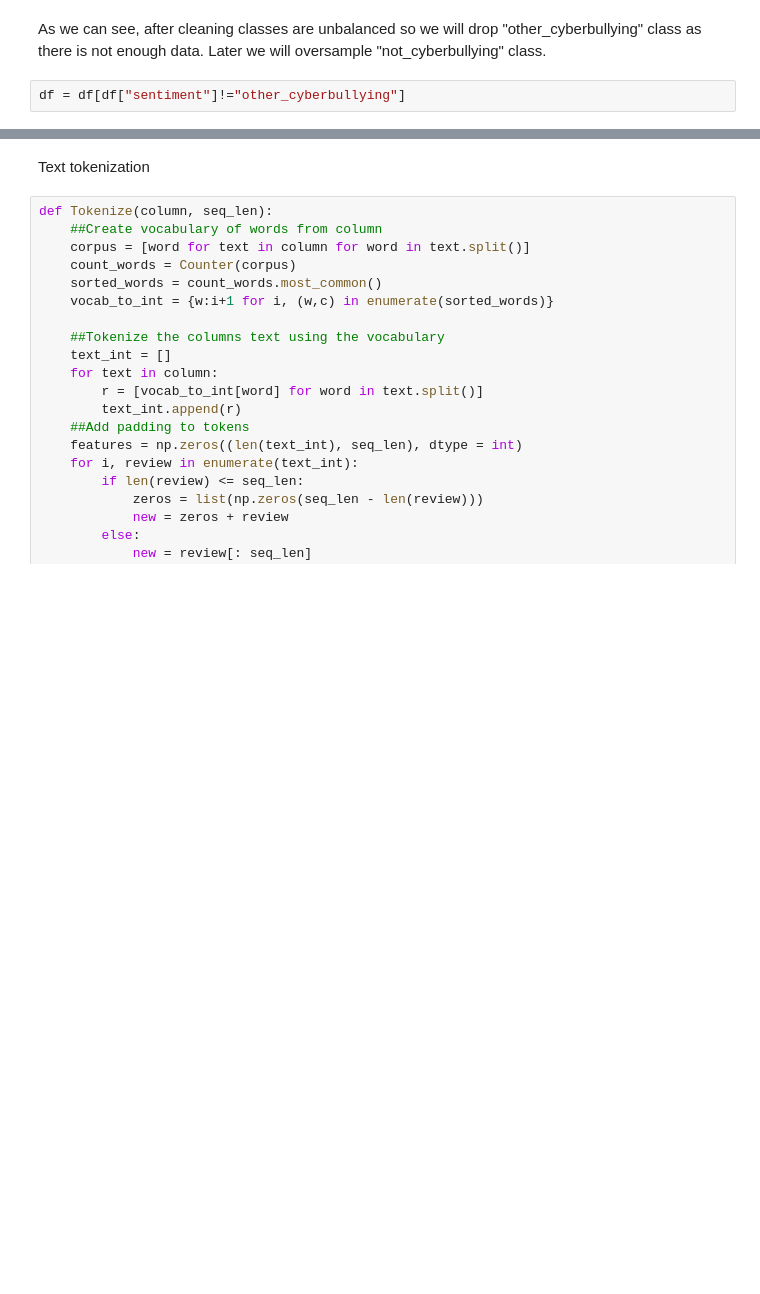
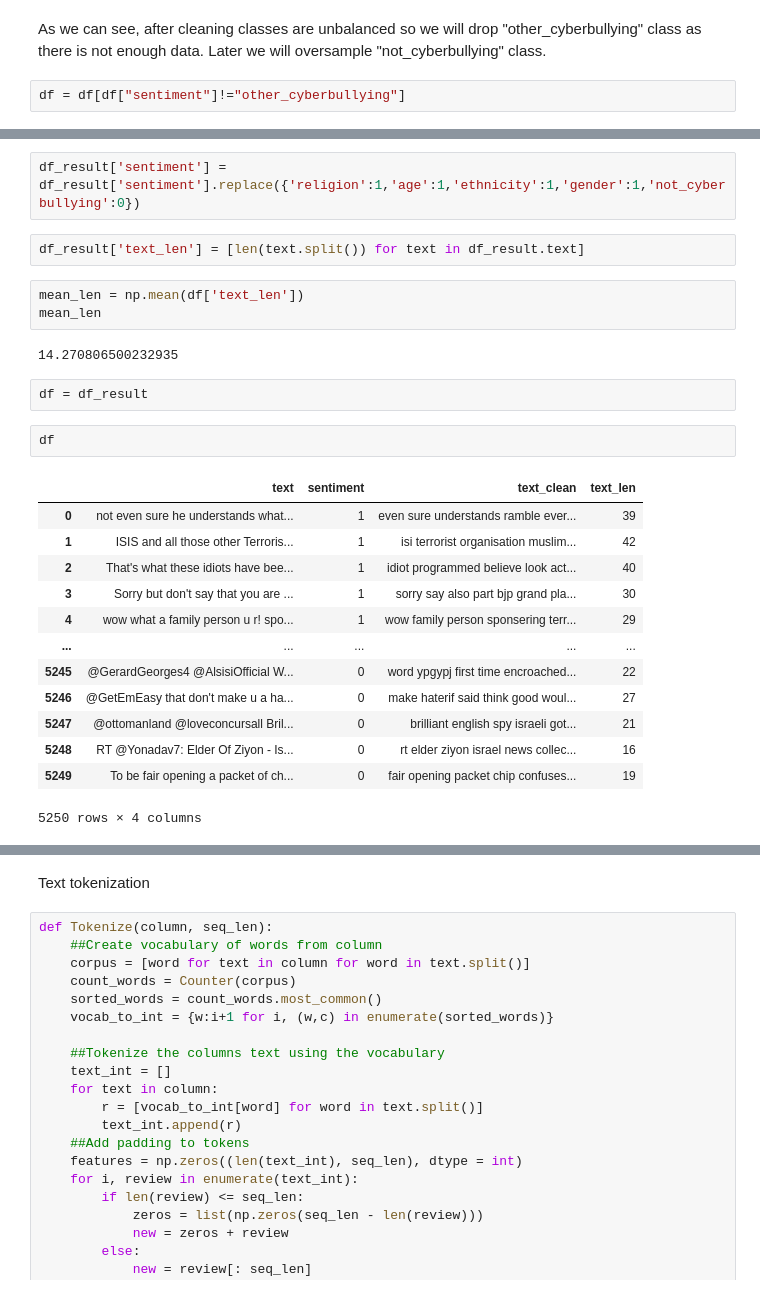
Before and after one commit to den1shh/HNN-for-cyberbulling-classification, a Jupyter notebook: cyberbullinghnn.ipynb, the cells around one changed output, grey strips where cells are left out. Cells and saved outputs as stored; diff of their text form; blank space fills up the shorter version.

```diff
--- a/cyberbullinghnn.ipynb
+++ b/cyberbullinghnn.ipynb
@@ -331,3 +349,30 @@ See the caveats in the documentation: https://pandas.pydata.org/pandas-docs/stab
+# %%
+df_result['sentiment'] = df_result['sentiment'].replace({'religion':1,'age':1,'ethnicity':1,'gender':1,'not_cyberbullying':0})
+# %%
+df_result['text_len'] = [len(text.split()) for text in df_result.text]
+# %%
+mean_len = np.mean(df['text_len'])
+mean_len
+# %% [output]
+14.270806500232935
+# %%
+df = df_result
+# %%
+df
+# %% [output]
+|  | text | sentiment | text_clean | text_len |
+| 0 | not even sure he understands what... | 1 | even sure understands ramble ever... | 39 |
+| 1 | ISIS and all those other Terroris... | 1 | isi terrorist organisation muslim... | 42 |
+| 2 | That's what these idiots have bee... | 1 | idiot programmed believe look act... | 40 |
+| 3 | Sorry but don't say that you are ... | 1 | sorry say also part bjp grand pla... | 30 |
+| 4 | wow what a family person u r! spo... | 1 | wow family person sponsering terr... | 29 |
+| ... | ... | ... | ... | ... |
+| 5245 | @GerardGeorges4 @AlsisiOfficial W... | 0 | word ypgypj first time encroached... | 22 |
+| 5246 | @GetEmEasy that don't make u a ha... | 0 | make haterif said think good woul... | 27 |
+| 5247 | @ottomanland @loveconcursall Bril... | 0 | brilliant english spy israeli got... | 21 |
+| 5248 | RT @Yonadav7: Elder Of Ziyon - Is... | 0 | rt elder ziyon israel news collec... | 16 |
+| 5249 | To be fair opening a packet of ch... | 0 | fair opening packet chip confuses... | 19 |
+5250 rows × 4 columns
 # %%
 plt.figure(figsize=(7,5))
 ax = sns.countplot(x='text_len', data=df[df['text_len']<10], palette='mako')
```
Also changed, not shown: parts of 39 cells of this notebook, 5 other files.
